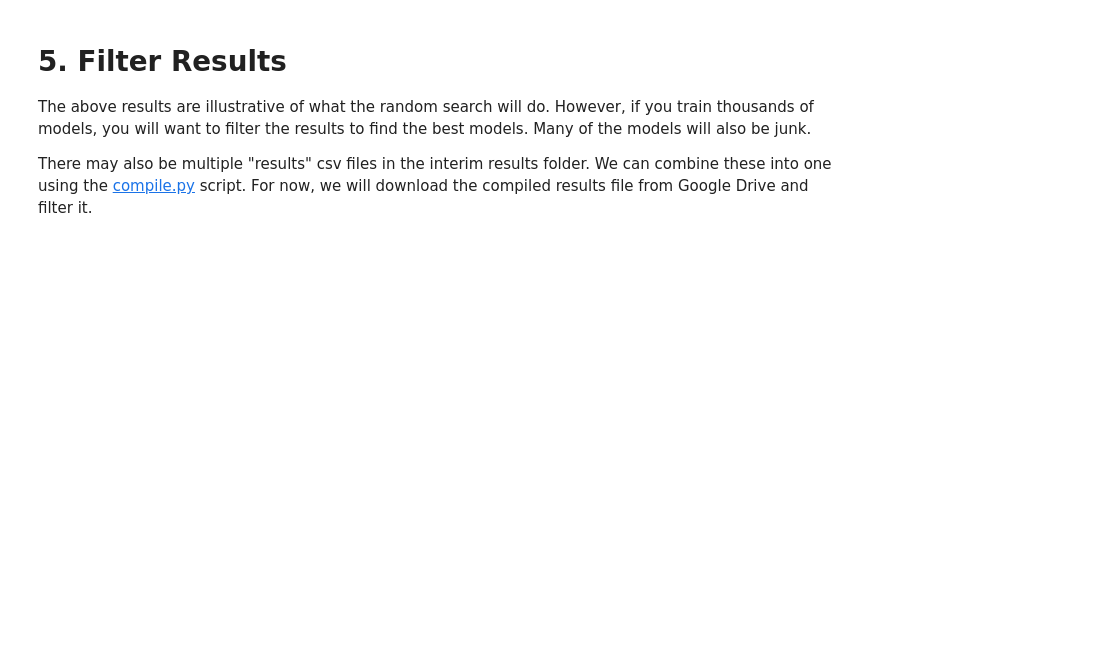
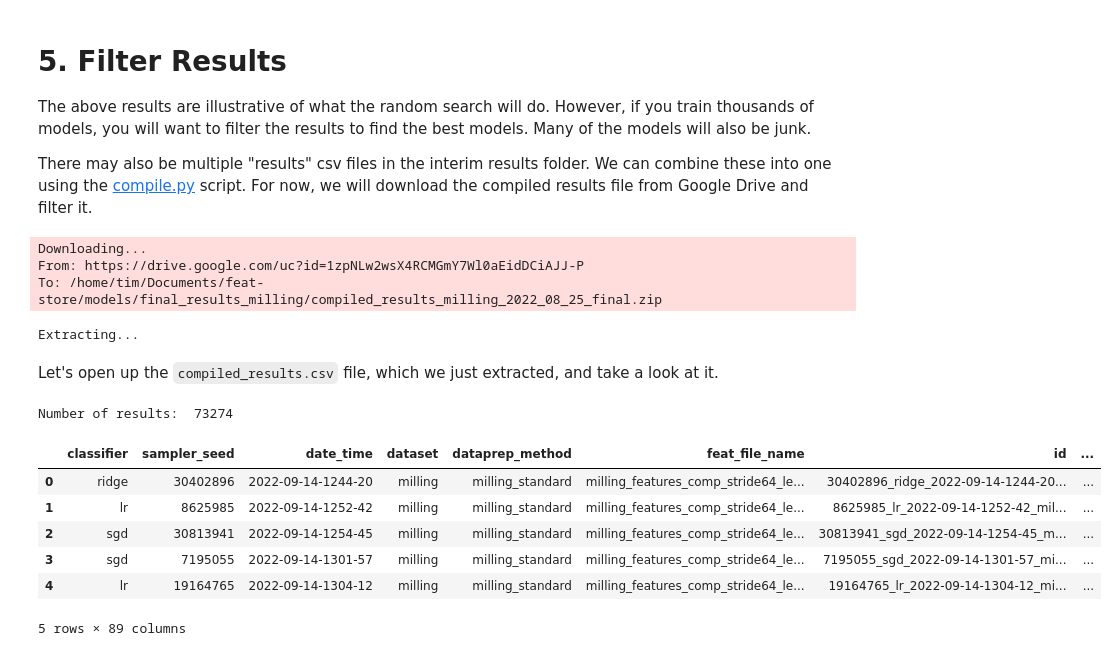
Before and after one commit to tvhahn/tspipe, a Jupyter notebook: notebooks/milling-reproduction.ipynb, the cells around one changed output. Saved outputs shown, nothing was run; the diff lists cells and outputs as text; code cells hidden in the pictures; blank space fills up the shorter version.

```diff
--- a/notebooks/milling-reproduction.ipynb
+++ b/notebooks/milling-reproduction.ipynb
@@ -302,15 +302,37 @@ There may also be multiple "results" csv files in the interim results folder. We
 path_final_results_dir = proj_dir / 'models' / 'final_results_milling'
 path_final_results_dir.mkdir(parents=True, exist_ok=True)
 # %%
-FEAT_FILE_NAME = 'milling_features_comp_stride64_len1024.zip' # name of the original feature file
+zip_file_name = 'compiled_results_milling_2022_08_25_final.zip'
+
 # download the file from google drive if it hasn't been yet
 gdown.download(
-    id='1I0OjXVSkBBxhw3w8KtWbITRR0yAeKk8j',
-    output=str(path_processed_dir / FEAT_FILE_NAME),
+    id='1zpNLw2wsX4RCMGmY7Wl0aEidDCiAJJ-P',
+    output=str(path_final_results_dir / zip_file_name),
     quiet=False
     )
 
 # extract the zip file
 print("Extracting...")
-with zipfile.ZipFile(path_processed_dir / FEAT_FILE_NAME, 'r') as zip_ref:
-    zip_ref.extractall(path_processed_dir)
+with zipfile.ZipFile(path_final_results_dir / zip_file_name, 'r') as zip_ref:
+    zip_ref.extractall(path_final_results_dir)
+# %% [output]
+Downloading...
+From: https://drive.google.com/uc?id=1zpNLw2wsX4RCMGmY7Wl0aEidDCiAJJ-P
+To: /home/tim/Documents/feat-store/models/final_results_milling/compiled_results_milling_2022_08_25_final.zip
+Extracting...
+# %% [markdown]
+Let's open up the `compiled_results.csv` file, which we just extracted, and take a look at it.
+# %%
+df_results = pd.read_csv(path_final_results_dir / 'compiled_results.csv')
+
+print("Number of results: ", df_results.shape[0])
+df_results.head()
+# %% [output]
+Number of results:  73274
+|  | classifier | sampler_seed | date_time | dataset | dataprep_method | feat_file_name | id | ... |
+| 0 | ridge | 30402896 | 2022-09-14-1244-20 | milling | milling_standard | milling_features_comp_stride64_le... | 30402896_ridge_2022-09-14-1244-20... | ... |
+| 1 | lr | 8625985 | 2022-09-14-1252-42 | milling | milling_standard | milling_features_comp_stride64_le... | 8625985_lr_2022-09-14-1252-42_mil... | ... |
+| 2 | sgd | 30813941 | 2022-09-14-1254-45 | milling | milling_standard | milling_features_comp_stride64_le... | 30813941_sgd_2022-09-14-1254-45_m... | ... |
+| 3 | sgd | 7195055 | 2022-09-14-1301-57 | milling | milling_standard | milling_features_comp_stride64_le... | 7195055_sgd_2022-09-14-1301-57_mi... | ... |
+| 4 | lr | 19164765 | 2022-09-14-1304-12 | milling | milling_standard | milling_features_comp_stride64_le... | 19164765_lr_2022-09-14-1304-12_mi... | ... |
+5 rows × 89 columns
```
Also changed, not shown: parts of 9 cells of this notebook, 1 other file.
